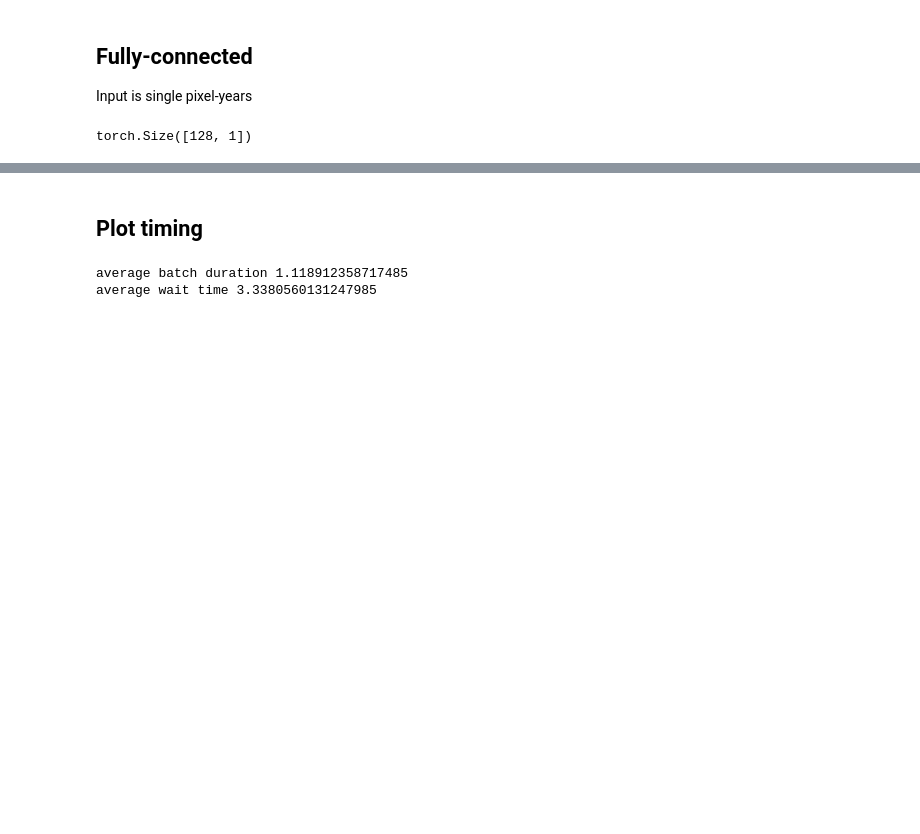
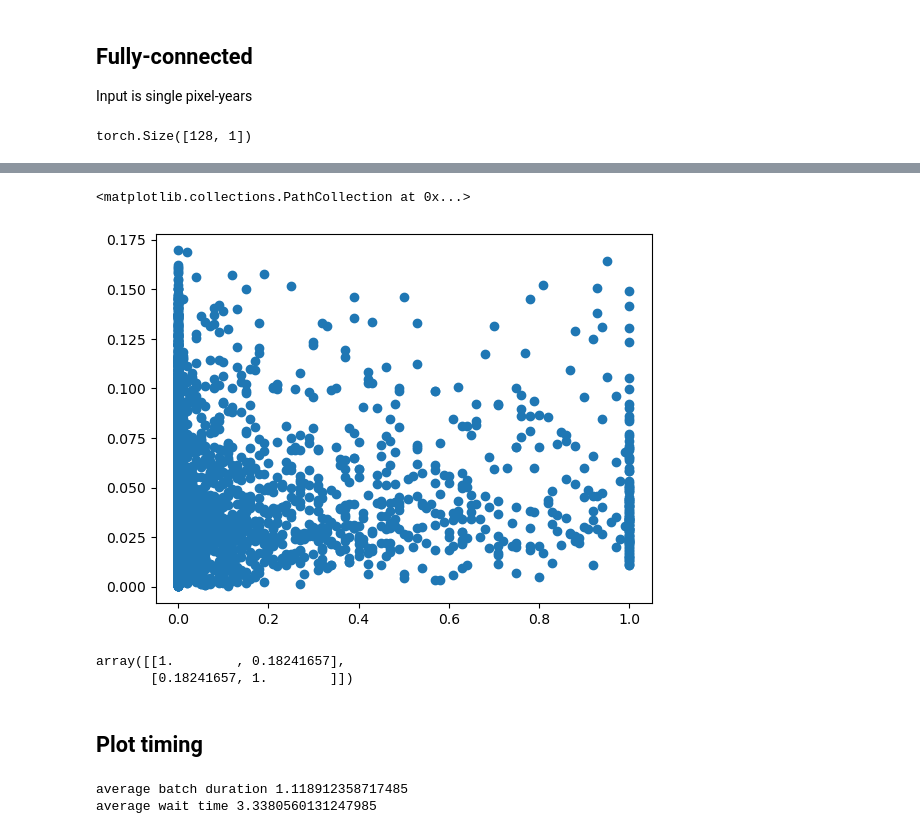
Before and after one commit to s-kganz/ForestLST, a Jupyter notebook: notebooks/westmort_training.ipynb, the cells around one changed output, grey strips where cells are left out. Saved outputs shown, nothing was run; the diff lists cells and outputs as text; code cells hidden in the pictures; blank space fills up the shorter version.

```diff
--- a/notebooks/westmort_training.ipynb
+++ b/notebooks/westmort_training.ipynb
@@ -265,0 +375,28 @@ Epoch 10         Training loss: 0.25     Validation loss: 0.23000000417232513
+# %%
+singles_batcher_test = xbatcher.BatchGenerator(
+    singles_test,
+    input_dims=dict(
+        band=16
+    ),
+    batch_dims=dict(sample=32)
+)
+
+singles_test_ds = util.training.XBatcherPyTorchDataset(singles_batcher_test, singles_reshape_fn)
+
+singles_test_loader = DataLoader(singles_test_ds, batch_size=4, shuffle=True, collate_fn=collator)
+# %%
+x, y = next(iter(singles_test_loader))
+# %%
+fc.eval()
+
+with torch.no_grad():
+    zipped = [(y, fc.forward(x)) for x, y in singles_test_loader]
+    y, yhat = zip(*zipped)
+# %%
+y = torch.cat(y)
+yhat = torch.cat(yhat)
+# %%
+plt.scatter(y[::100], yhat[::100])
+# %% [output]
+<matplotlib.collections.PathCollection at 0x...>
+[figure, added]
@@ -266,3 +409,8 @@ Epoch 10         Training loss: 0.25     Validation loss: 0.23000000417232513
+# %%
+np.corrcoef(y, yhat)
+# %% [output]
+array([[1.        , 0.18241657],
+       [0.18241657, 1.        ]])
 # %% [markdown]
 ## Plot timing
 # %%
```
Also changed, not shown: parts of 25 cells of this notebook.
